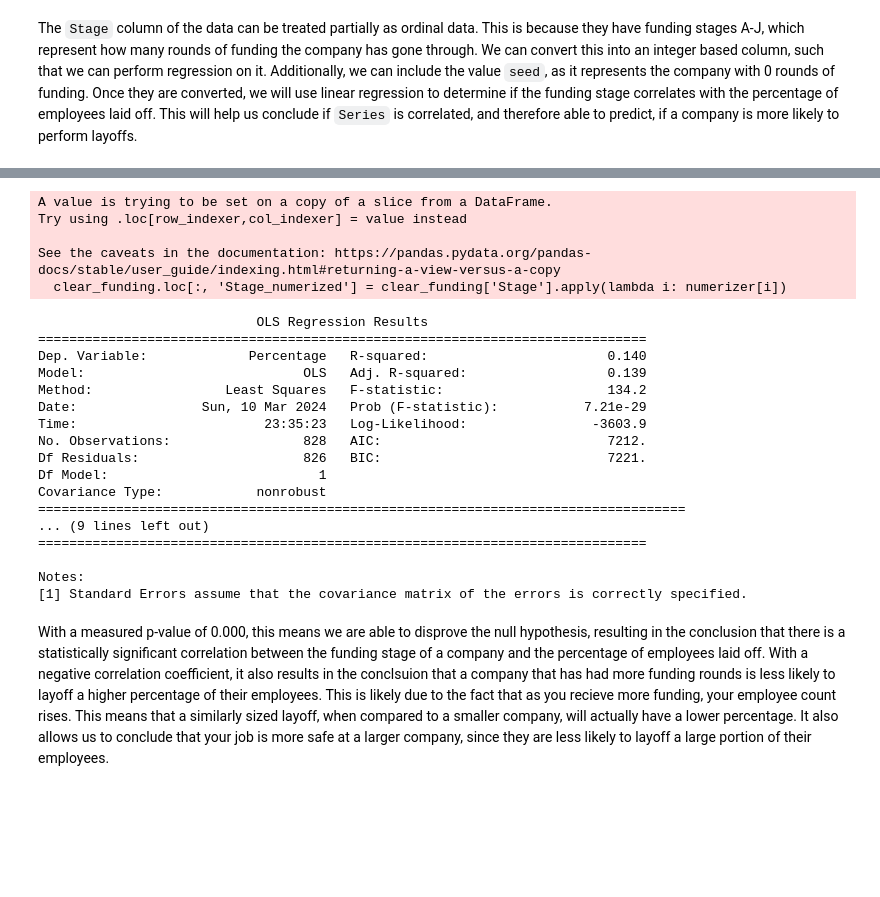
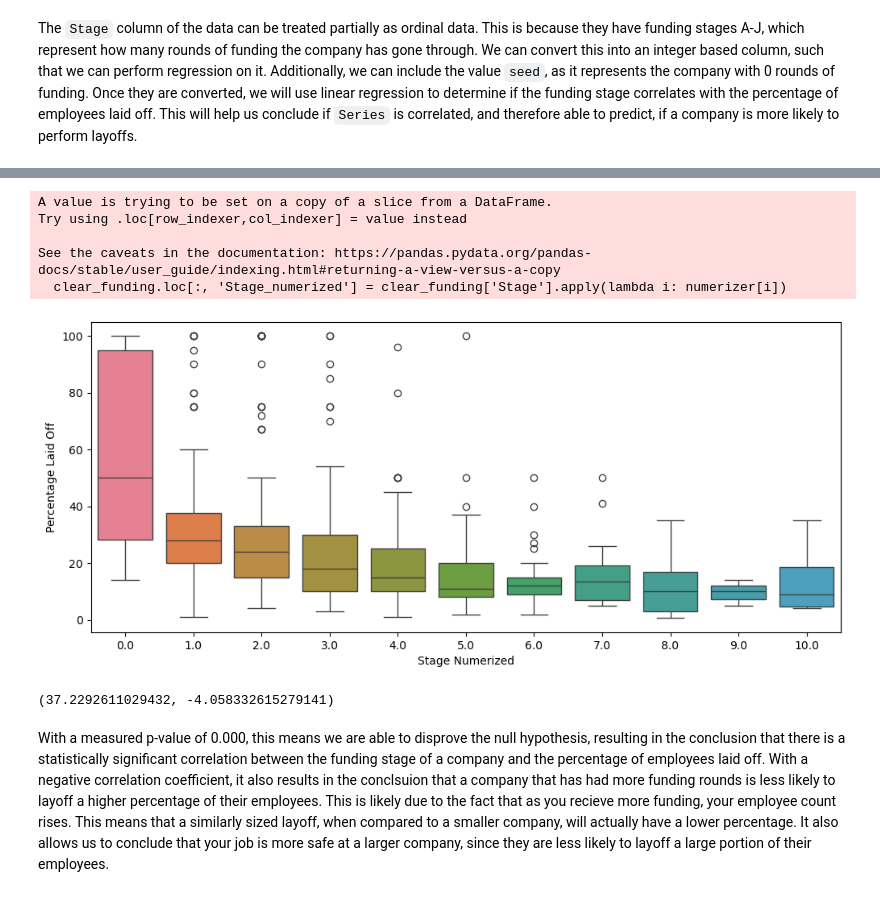
Before and after one commit to COGS108/Group019_WI24, a Jupyter notebook: EDACheckpoint_Group019_WI24.ipynb, the cells around one changed output, grey strips where cells are left out. Cells and saved outputs as stored; diff of their text form; code cells hidden in the pictures; blank space fills up the shorter version.

```diff
--- a/EDACheckpoint_Group019_WI24.ipynb
+++ b/EDACheckpoint_Group019_WI24.ipynb
@@ -774,40 +793,34 @@ The `Stage` column of the data can be treated partially as ordinal data. This is
 # %%
 series = ['A', 'B', 'C', 'D', 'E', 'F', 'G', 'H', 'I', 'J']
 stage_numerizer = dict(zip([f'Series {s}' for s in series], np.arange(1, len(series)+1, 1)))
 stage_numerizer['Seed'] = 0
 numerizer = defaultdict(lambda : np.nan)
 numerizer.update(stage_numerizer)
 clear_funding = df[['Percentage', 'Funding', 'Stage']]
 clear_funding.loc[:, 'Stage_numerized'] = clear_funding['Stage'].apply(lambda i: numerizer[i])
+
+fig = plt.figure(figsize=(12, 5))
+sns.boxplot(x='Stage_numerized', y='Percentage', data=clear_funding, hue='Stage')
+plt.xlabel('Stage Numerized')
+plt.ylabel('Percentage Laid Off')
+plt.legend().remove()
+plt.show()
 # %% [output]
 A value is trying to be set on a copy of a slice from a DataFrame.
 Try using .loc[row_indexer,col_indexer] = value instead
 
 See the caveats in the documentation: https://pandas.pydata.org/pandas-docs/stable/user_guide/indexing.html#returning-a-view-versus-a-copy
   clear_funding.loc[:, 'Stage_numerized'] = clear_funding['Stage'].apply(lambda i: numerizer[i])
+[figure, added]
 # %%
 outcome, predictors = patsy.dmatrices('Percentage ~ Stage_numerized', clear_funding)
 model = sm.OLS(outcome, predictors)
 results = model.fit()
-print(results.summary())
+results.pvalues[1]
+results.tvalues[1]
+results.params[0], results.params[1]
 # %% [output]
-                            OLS Regression Results
-==============================================================================
-Dep. Variable:             Percentage   R-squared:                       0.140
-Model:                            OLS   Adj. R-squared:                  0.139
-Method:                 Least Squares   F-statistic:                     134.2
-Date:                Sun, 10 Mar 2024   Prob (F-statistic):           7.21e-29
-Time:                        23:35:23   Log-Likelihood:                -3603.9
-No. Observations:                 828   AIC:                             7212.
-Df Residuals:                     826   BIC:                             7221.
-Df Model:                           1
-Covariance Type:            nonrobust
-===================================================================================
-... (9 lines left out)
-==============================================================================
-
-Notes:
-[1] Standard Errors assume that the covariance matrix of the errors is correctly specified.
+(37.2292611029432, -4.058332615279141)
 # %% [markdown]
 With a measured p-value of 0.000, this means we are able to disprove the null hypothesis, resulting in the conclusion that there is a statistically significant correlation between the funding stage of a company and the percentage of employees laid off. With a negative correlation coefficient, it also results in the conclsuion that a company that has had more funding rounds is less likely to layoff a higher percentage of their employees. This is likely due to the fact that as you recieve more funding, your employee count rises. This means that a similarly sized layoff, when compared to a smaller company, will actually have a lower percentage. It also allows us to conclude that your job is more safe at a larger company, since they are less likely to layoff a large portion of their employees.
 # %%
```
Also changed, not shown: parts of 6 cells of this notebook.
